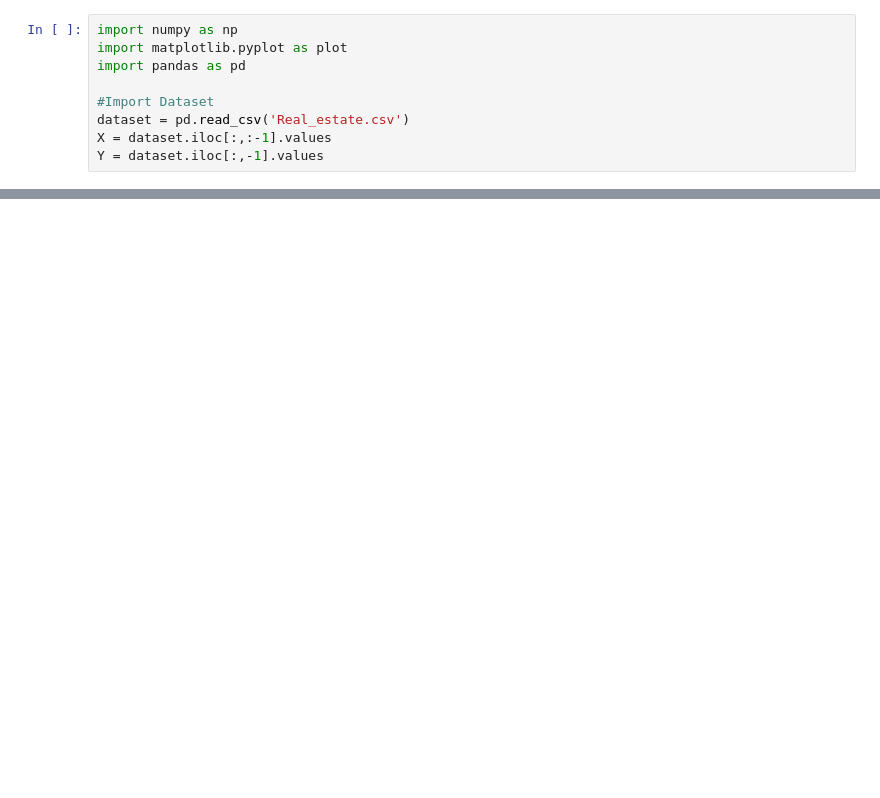
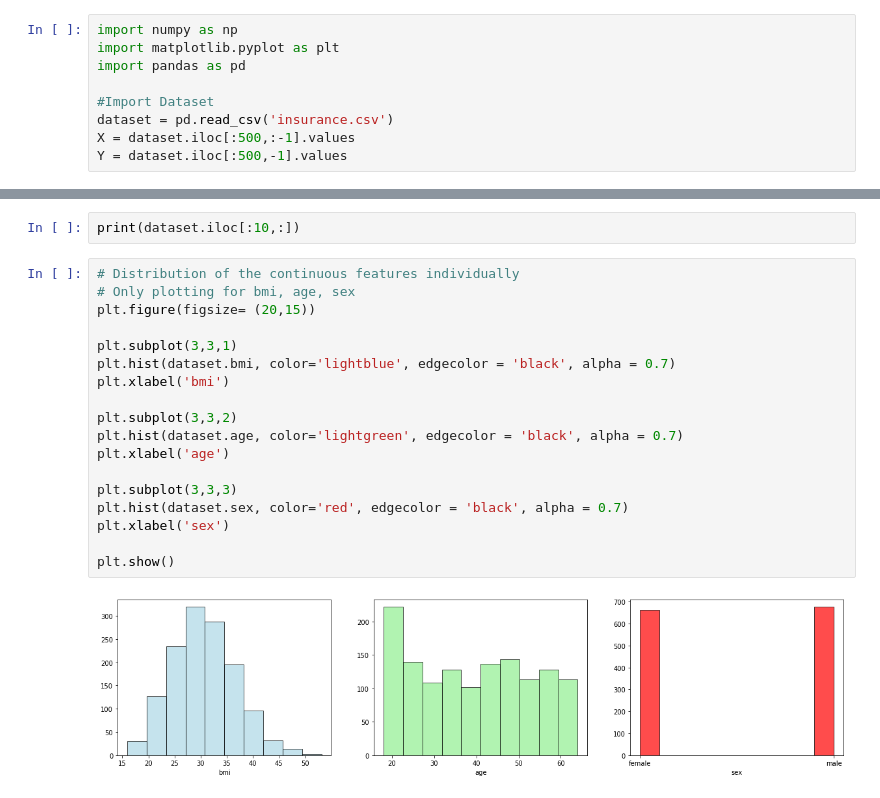
Before and after one commit to weasel-codes/google-colab, a Jupyter notebook: Assignment_1.ipynb, the cells around one changed output, grey strips where cells are left out. Drawn from its saved outputs; the diff is of its cells as text; blank space fills up the shorter version.

Commit message:
Updated with new dataset code

```diff
--- a/Assignment_1.ipynb
+++ b/Assignment_1.ipynb
@@ -9,9 +18,9 @@
 # %%
 import numpy as np
-import matplotlib.pyplot as plot
+import matplotlib.pyplot as plt
 import pandas as pd
 
 #Import Dataset
-dataset = pd.read_csv('Real_estate.csv')
-X = dataset.iloc[:,:-1].values
-Y = dataset.iloc[:,-1].values
+dataset = pd.read_csv('insurance.csv')
+X = dataset.iloc[:500,:-1].values
+Y = dataset.iloc[:500,-1].values
@@ -59,0 +31,22 @@ Cost :  3196.201828981695
+# %%
+print(dataset.iloc[:10,:])
+# %%
+# Distribution of the continuous features individually
+# Only plotting for bmi, age, sex
+plt.figure(figsize= (20,15))
+
+plt.subplot(3,3,1)
+plt.hist(dataset.bmi, color='lightblue', edgecolor = 'black', alpha = 0.7)
+plt.xlabel('bmi')
+
+plt.subplot(3,3,2)
+plt.hist(dataset.age, color='lightgreen', edgecolor = 'black', alpha = 0.7)
+plt.xlabel('age')
+
+plt.subplot(3,3,3)
+plt.hist(dataset.sex, color='red', edgecolor = 'black', alpha = 0.7)
+plt.xlabel('sex')
+
+plt.show()
+# %% [output]
+[figure, added]
```
Also changed, not shown: parts of 22 cells of this notebook.
